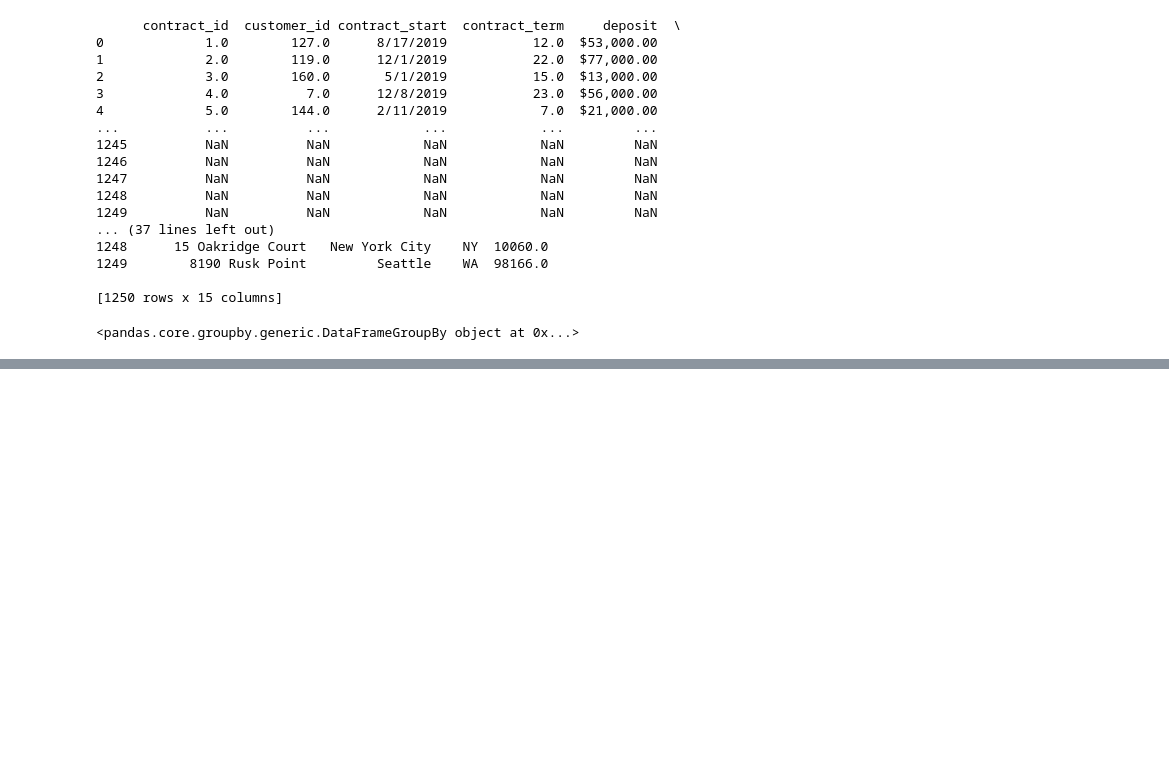
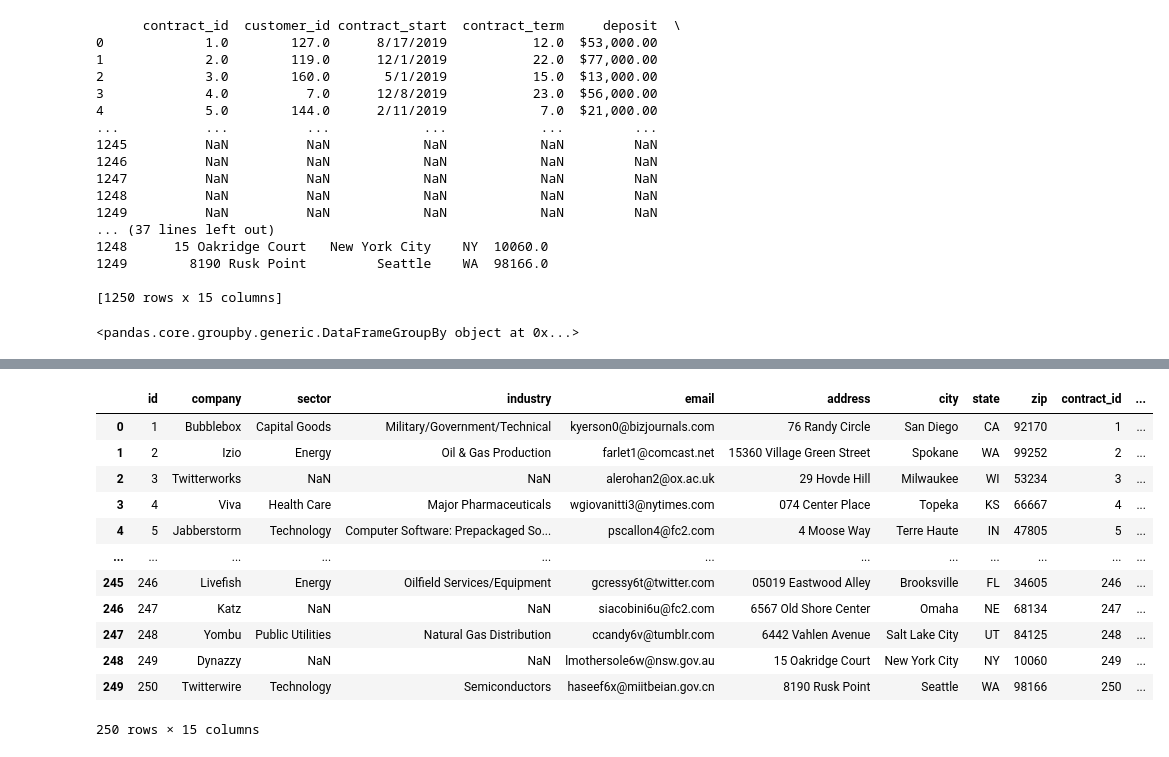
Before and after one commit to omd1005/sales_analysis, a Jupyter notebook: notebooks/Contract Sales Analysis by State.ipynb, the cells around one changed output, grey strips where cells are left out. Drawn from its saved outputs; the diff is of its cells as text; code cells hidden in the pictures; blank space fills up the shorter version.

Commit message:
Consulting Data Analysis

```diff
--- a/notebooks/Contract Sales Analysis by State.ipynb
+++ b/notebooks/Contract Sales Analysis by State.ipynb
@@ -41,0 +125,19 @@ print(money)
+# %%
+customers = pd.read_csv ('../data/customers.csv')
+contracts = pd.read_csv ('../data/contracts.csv')
+joined_data = customers.join(contracts)
+joined_data
+# %% [output]
+|  | id | company | sector | industry | email | address | city | state | zip | contract_id | ... |
+| 0 | 1 | Bubblebox | Capital Goods | Military/Government/Technical | kyerson0@bizjournals.com | 76 Randy Circle | San Diego | CA | 92170 | 1 | ... |
+| 1 | 2 | Izio | Energy | Oil & Gas Production | farlet1@comcast.net | 15360 Village Green Street | Spokane | WA | 99252 | 2 | ... |
+| 2 | 3 | Twitterworks | NaN | NaN | alerohan2@ox.ac.uk | 29 Hovde Hill | Milwaukee | WI | 53234 | 3 | ... |
+| 3 | 4 | Viva | Health Care | Major Pharmaceuticals | wgiovanitti3@nytimes.com | 074 Center Place | Topeka | KS | 66667 | 4 | ... |
+| 4 | 5 | Jabberstorm | Technology | Computer Software: Prepackaged So... | pscallon4@fc2.com | 4 Moose Way | Terre Haute | IN | 47805 | 5 | ... |
+| ... | ... | ... | ... | ... | ... | ... | ... | ... | ... | ... | ... |
+| 245 | 246 | Livefish | Energy | Oilfield Services/Equipment | gcressy6t@twitter.com | 05019 Eastwood Alley | Brooksville | FL | 34605 | 246 | ... |
+| 246 | 247 | Katz | NaN | NaN | siacobini6u@fc2.com | 6567 Old Shore Center | Omaha | NE | 68134 | 247 | ... |
+| 247 | 248 | Yombu | Public Utilities | Natural Gas Distribution | ccandy6v@tumblr.com | 6442 Vahlen Avenue | Salt Lake City | UT | 84125 | 248 | ... |
+| 248 | 249 | Dynazzy | NaN | NaN | lmothersole6w@nsw.gov.au | 15 Oakridge Court | New York City | NY | 10060 | 249 | ... |
+| 249 | 250 | Twitterwire | Technology | Semiconductors | haseef6x@miitbeian.gov.cn | 8190 Rusk Point | Seattle | WA | 98166 | 250 | ... |
+250 rows × 15 columns
```
Also changed, not shown: parts of 14 cells of this notebook.
